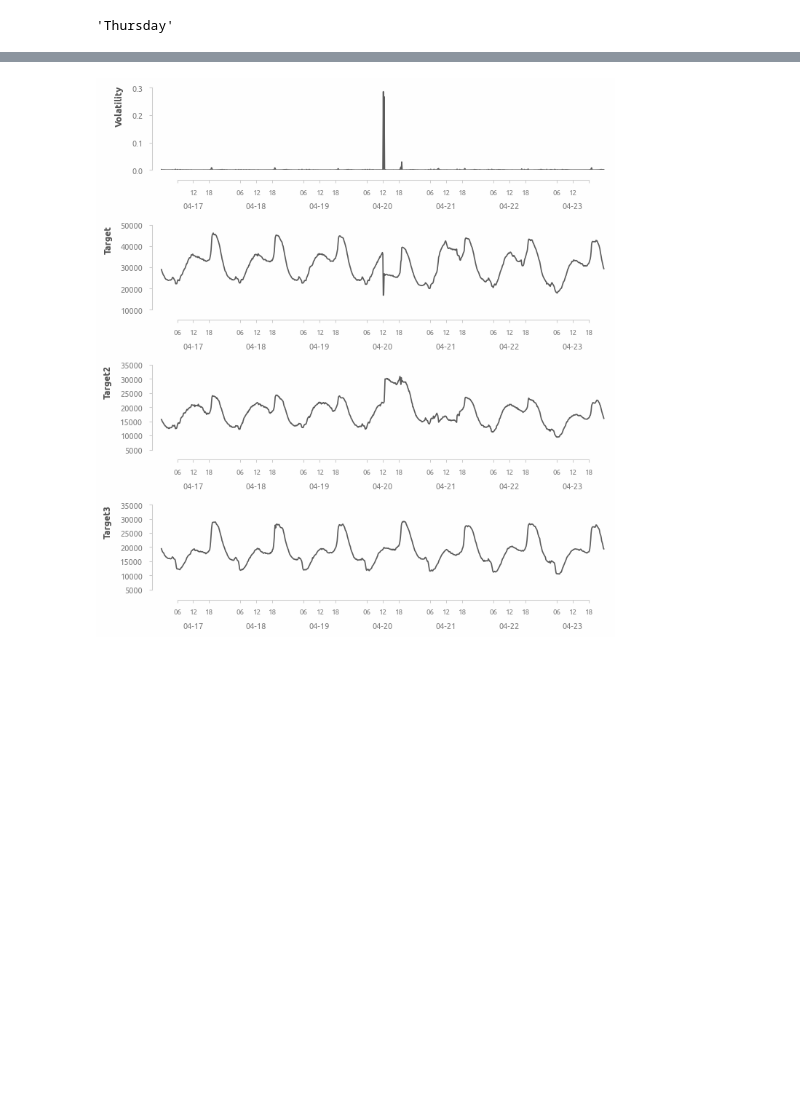
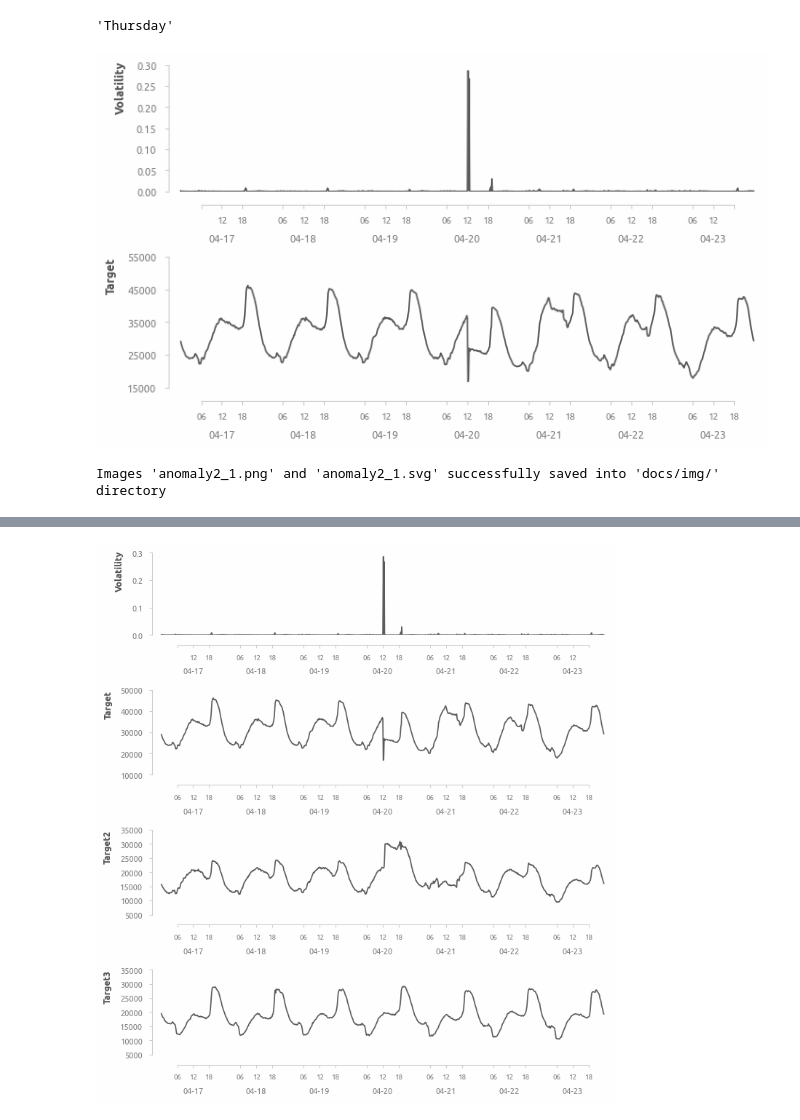
Before and after one commit to a-chasovsky/electric-power-consumption, a Jupyter notebook: 01-explore.ipynb, the cells around one changed output, grey strips where cells are left out. Cells and saved outputs as stored; diff of their text form; code cells hidden in the pictures; blank space fills up the shorter version.

```diff
--- a/01-explore.ipynb
+++ b/01-explore.ipynb
@@ -1122,3 +1197,51 @@ volatility: 2862.029840
 train.loc['2017-04-20'].index.day_name()[0]
 # %% [output]
 'Thursday'
+# %%
+fig, ax = plt.subplots(2, 1, figsize=(8, 4.5))
+
+ax[0].plot(
+    train.loc['2017-04-17':'2017-04-23'].index,
+    train.loc['2017-04-17':'2017-04-23']['target1_volatility'])
+
+ax[0].xaxis.set_major_formatter(mpl.dates.DateFormatter(fmt='%H'))
+ax[0].xaxis.set_major_locator(mpl.dates.HourLocator(byhour=[6, 12, 18]))
+ax[0].tick_params(axis='x', which='major', labelsize=7)
+
+axis_second = axis_secondary(ax=ax[0])
+axis_second.xaxis.set_major_formatter(mpl.dates.DateFormatter(fmt='%m-%d'))
+axis_second.xaxis.set_major_locator(mpl.dates.HourLocator(byhour=[12]))
+axis_second.tick_params(axis='x', colors='#808080')
+
+axis_rstyle(xslice=[1, -1], ylim=[0, 0.31], ax=ax[0])
+
+ax[0].xaxis.get_major_ticks()[0].label1.set_visible(False)
+ax[0].xaxis.get_major_ticks()[-1].label1.set_visible(False)
+
+for i, v in enumerate(['target1']):
+    ax[i+1].plot(
+        train.loc['2017-04-17':'2017-04-23'].index,
+        train.loc['2017-04-17':'2017-04-23'][v])
+
+    ax[i+1].xaxis.set_major_formatter(mpl.dates.DateFormatter(fmt='%H'))
+    ax[i+1].xaxis.set_major_locator(mpl.dates.HourLocator(byhour=[6, 12, 18]))
+    ax[i+1].tick_params(axis='x', which='major', labelsize=7)
+
+    axis_second = axis_secondary(ax=ax[i+1])
+    axis_second.xaxis.set_major_formatter(mpl.dates.DateFormatter(fmt='%m-%d'))
+    axis_second.xaxis.set_major_locator(mpl.dates.HourLocator(byhour=[12]))
+    axis_second.tick_params(axis='x', colors='#808080')
+
+    axis_rstyle(xslice=[1, -1], yticks=[15000, 55000, 10000], ax=ax[i+1])
+
+titles = ['Volatility', 'Target']
+for ax_, title in zip(ax, titles):
+    ax_.set_ylabel(title)
+
+plt.subplots_adjust(hspace=0.5)
+plt.show()
+
+savefig('anomaly2_1', dir_save_img)
+# %% [output]
+[figure, added]
+Images 'anomaly2_1.png' and 'anomaly2_1.svg' successfully saved into 'docs/img/' directory
```
Also changed, not shown: parts of 5 cells of this notebook, 13 other files.
